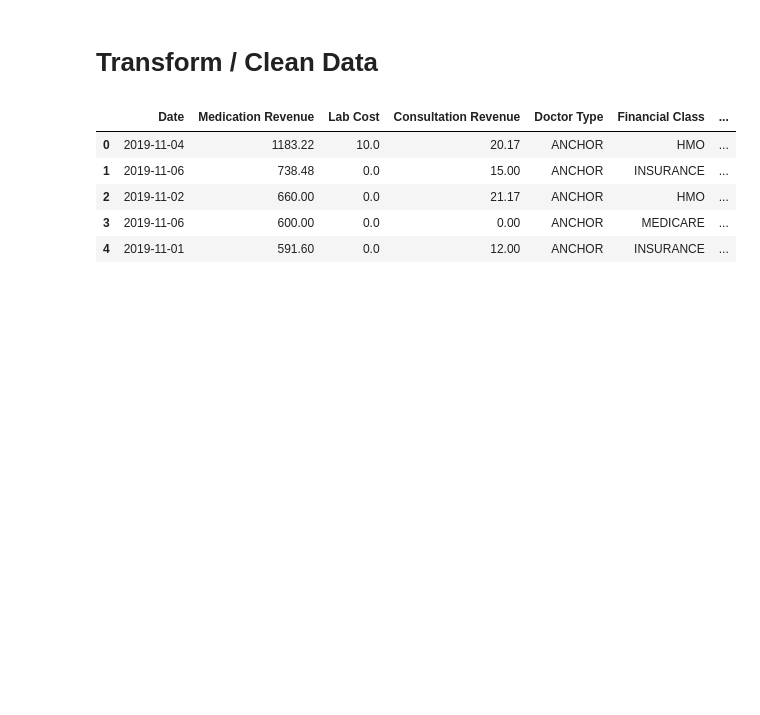
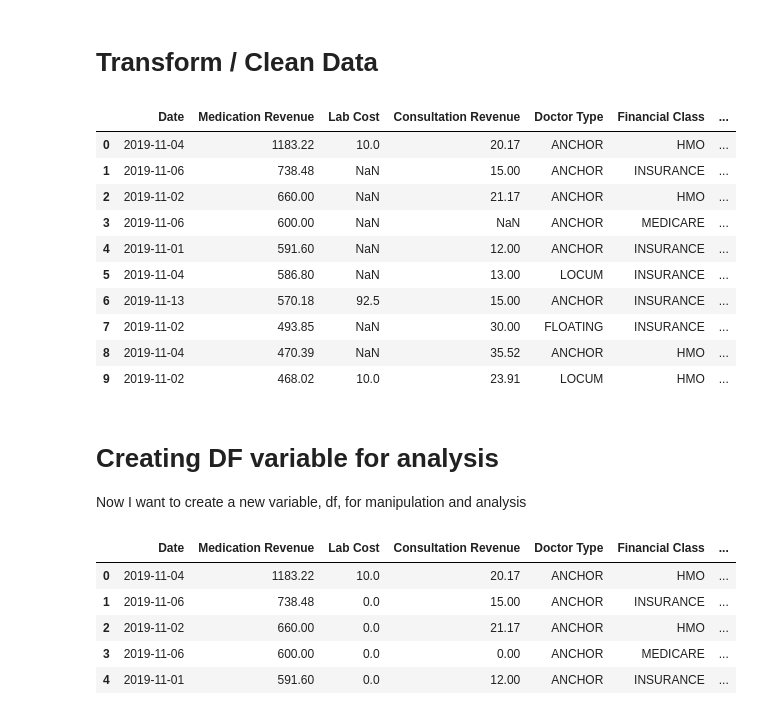
Before and after one commit to connor-hanan/clinic_analysis_python_powerbi, a Jupyter notebook: project_notebook.ipynb, the cells around one changed output. Saved outputs shown, nothing was run; the diff lists cells and outputs as text; code cells hidden in the pictures; blank space fills up the shorter version.

```diff
--- a/project_notebook.ipynb
+++ b/project_notebook.ipynb
@@ -83,3 +98,20 @@ data ['Day of Week'] = data['Date'].dt.day_of_week
+# %%
+data.head(10)
+# %% [output]
+|  | Date | Medication Revenue | Lab Cost | Consultation Revenue | Doctor Type | Financial Class | ... |
+| 0 | 2019-11-04 | 1183.22 | 10.0 | 20.17 | ANCHOR | HMO | ... |
+| 1 | 2019-11-06 | 738.48 | NaN | 15.00 | ANCHOR | INSURANCE | ... |
+| 2 | 2019-11-02 | 660.00 | NaN | 21.17 | ANCHOR | HMO | ... |
+| 3 | 2019-11-06 | 600.00 | NaN | NaN | ANCHOR | MEDICARE | ... |
+| 4 | 2019-11-01 | 591.60 | NaN | 12.00 | ANCHOR | INSURANCE | ... |
+| 5 | 2019-11-04 | 586.80 | NaN | 13.00 | LOCUM | INSURANCE | ... |
+| 6 | 2019-11-13 | 570.18 | 92.5 | 15.00 | ANCHOR | INSURANCE | ... |
+| 7 | 2019-11-02 | 493.85 | NaN | 30.00 | FLOATING | INSURANCE | ... |
+| 8 | 2019-11-04 | 470.39 | NaN | 35.52 | ANCHOR | HMO | ... |
+| 9 | 2019-11-02 | 468.02 | 10.0 | 23.91 | LOCUM | HMO | ... |
+# %% [markdown]
+# Creating DF variable for analysis
+Now I want to create a new variable, df, for manipulation and analysis
 # %%
 df = data.fillna(0)
 # %%
```
Also changed, not shown: parts of 8 cells of this notebook.
